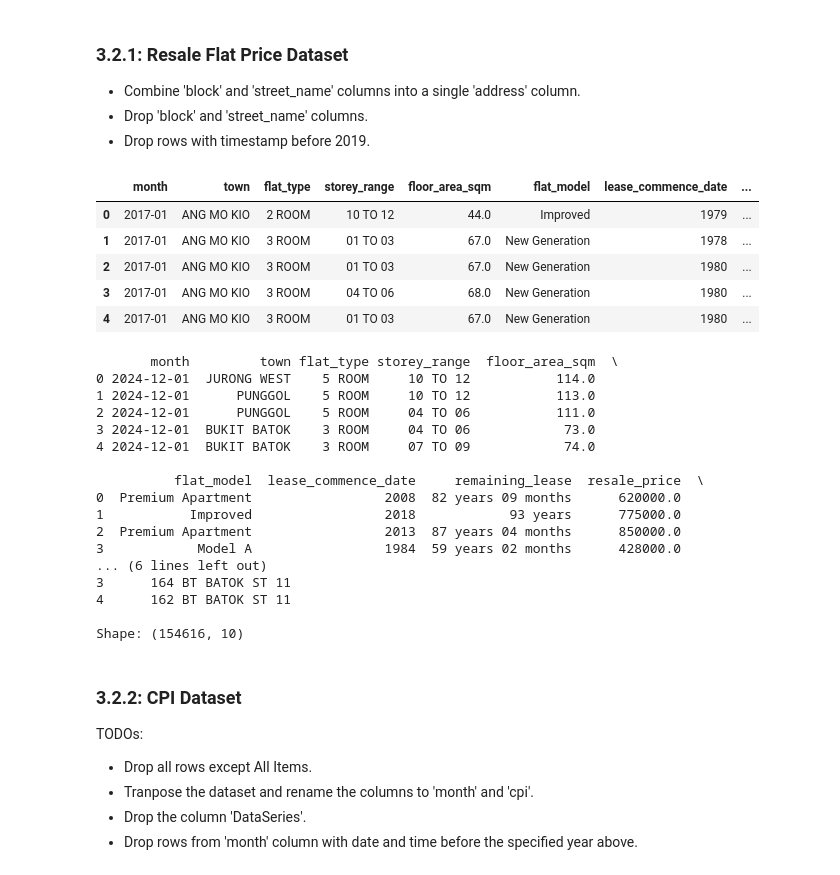
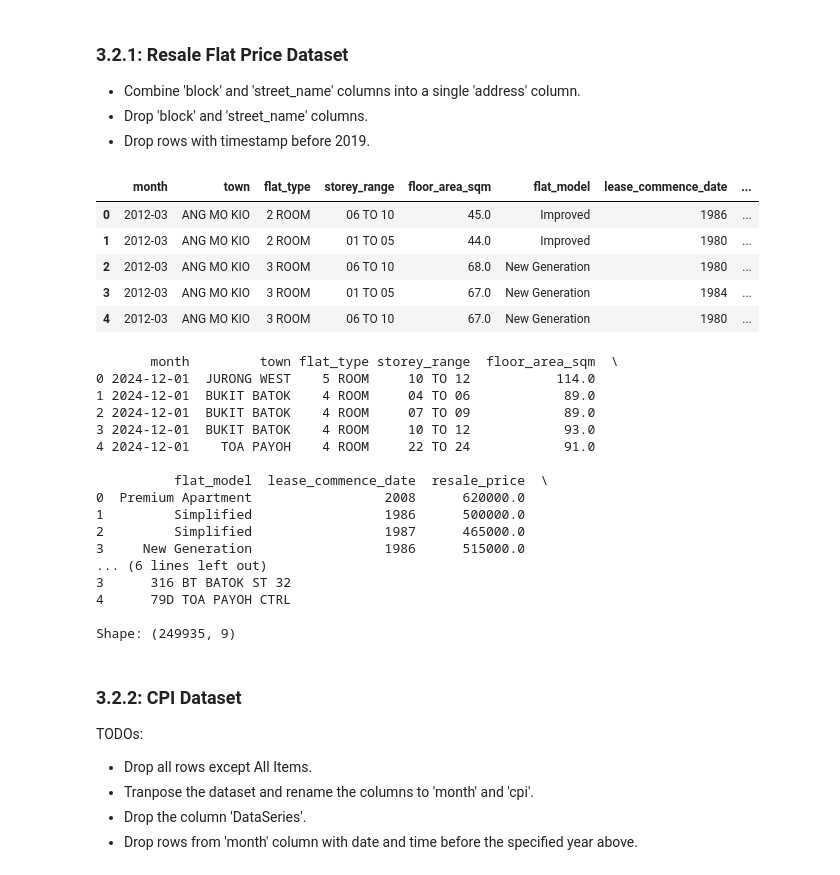
Before and after one commit to zayLatt25/data-science, a Jupyter notebook: datascience.ipynb, the cells around one changed output. Drawn from its saved outputs; the diff is of its cells as text; code cells hidden in the pictures.

```diff
--- a/datascience.ipynb
+++ b/datascience.ipynb
@@ -37,7 +43,13 @@ year = 2019
 # %%
 # Load the Dataset
 try:
-    resaleFlatPrice = pd.read_csv('./data/resaleFlatPrices.csv')
+    resaleFlatPrice2012 = pd.read_csv('./data/resaleFlatPrices2012-14.csv')
+    resaleFlatPrice2015 = pd.read_csv('./data/resaleFlatPrices2015-16.csv')
+    resaleFlatPrice2017 = pd.read_csv('./data/resaleFlatPrices2017.csv')
+
+    resaleFlatPrice = pd.concat([resaleFlatPrice2012, resaleFlatPrice2015, resaleFlatPrice2017], axis=0, ignore_index=True)
+
+# Display the merged DataFrame
     # Display information about the dataset
     print(resaleFlatPrice.head())
     print("")
@@ -370,22 +382,22 @@ No null or NA values found.
 - Drop rows with timestamp before 2019.
 # %%
 # Check if the necessary columns exist
-if 'block' in resaleFlatPrice.columns and 'street_name' in resaleFlatPrice.columns:
+if 'block' in resaleFlatPrice.columns and 'street_name' in resaleFlatPrice.columns and 'remaining_lease' in resaleFlatPrice.columns:
     # Combine 'block' and 'street_name' columns into a single column
     resaleFlatPrice['address'] = resaleFlatPrice['block'] + ' ' + resaleFlatPrice['street_name']
 
     # Drop the 'block' and 'street_name' columns
-    resaleFlatPrice.drop(columns=['block', 'street_name'], inplace=True)
+    resaleFlatPrice.drop(columns=['block', 'street_name', 'remaining_lease'], inplace=True)
 
 # Display the updated DataFrame
 resaleFlatPrice.head()
 # %% [output]
 |  | month | town | flat_type | storey_range | floor_area_sqm | flat_model | lease_commence_date | ... |
-| 0 | 2017-01 | ANG MO KIO | 2 ROOM | 10 TO 12 | 44.0 | Improved | 1979 | ... |
-| 1 | 2017-01 | ANG MO KIO | 3 ROOM | 01 TO 03 | 67.0 | New Generation | 1978 | ... |
-| 2 | 2017-01 | ANG MO KIO | 3 ROOM | 01 TO 03 | 67.0 | New Generation | 1980 | ... |
-| 3 | 2017-01 | ANG MO KIO | 3 ROOM | 04 TO 06 | 68.0 | New Generation | 1980 | ... |
-| 4 | 2017-01 | ANG MO KIO | 3 ROOM | 01 TO 03 | 67.0 | New Generation | 1980 | ... |
+| 0 | 2012-03 | ANG MO KIO | 2 ROOM | 06 TO 10 | 45.0 | Improved | 1986 | ... |
+| 1 | 2012-03 | ANG MO KIO | 2 ROOM | 01 TO 05 | 44.0 | Improved | 1980 | ... |
+| 2 | 2012-03 | ANG MO KIO | 3 ROOM | 06 TO 10 | 68.0 | New Generation | 1980 | ... |
+| 3 | 2012-03 | ANG MO KIO | 3 ROOM | 01 TO 05 | 67.0 | New Generation | 1984 | ... |
+| 4 | 2012-03 | ANG MO KIO | 3 ROOM | 06 TO 10 | 67.0 | New Generation | 1980 | ... |
 # %%
 # Ensure 'month' column is in datetime format
 resaleFlatPrice['month'] = pd.to_datetime(resaleFlatPrice['month'], format='%Y-%m')
@@ -394,7 +406,7 @@ resaleFlatPrice['month'] = pd.to_datetime(resaleFlatPrice['month'], format='%Y-%
 resaleFlatPrice.sort_values(by='month', ascending=False, inplace=True)
 
 # Filter and keep only rows where the year is greater than or equal to the specified year
-resaleFlatPrice = resaleFlatPrice[resaleFlatPrice['month'].dt.year >= year]
+resaleFlatPrice = resaleFlatPrice[resaleFlatPrice['month'] >= year]
 
 # Reset the index to 0
 resaleFlatPrice.reset_index(drop=True, inplace=True)
@@ -406,21 +418,21 @@ print("Shape:", resaleFlatPrice.shape)
 # %% [output]
        month         town flat_type storey_range  floor_area_sqm  \
 0 2024-12-01  JURONG WEST    5 ROOM     10 TO 12           114.0
-1 2024-12-01      PUNGGOL    5 ROOM     10 TO 12           113.0
-2 2024-12-01      PUNGGOL    5 ROOM     04 TO 06           111.0
-3 2024-12-01  BUKIT BATOK    3 ROOM     04 TO 06            73.0
-4 2024-12-01  BUKIT BATOK    3 ROOM     07 TO 09            74.0
+1 2024-12-01  BUKIT BATOK    4 ROOM     04 TO 06            89.0
+2 2024-12-01  BUKIT BATOK    4 ROOM     07 TO 09            89.0
+3 2024-12-01  BUKIT BATOK    4 ROOM     10 TO 12            93.0
+4 2024-12-01    TOA PAYOH    4 ROOM     22 TO 24            91.0
 
-          flat_model  lease_commence_date     remaining_lease  resale_price  \
-0  Premium Apartment                 2008  82 years 09 months      620000.0
-1           Improved                 2018            93 years      775000.0
-2  Premium Apartment                 2013  87 years 04 months      850000.0
-3            Model A                 1984  59 years 02 months      428000.0
+          flat_model  lease_commence_date  resale_price  \
+0  Premium Apartment                 2008      620000.0
+1         Simplified                 1986      500000.0
+2         Simplified                 1987      465000.0
+3     New Generation                 1986      515000.0
 ... (6 lines left out)
-3      164 BT BATOK ST 11
-4      162 BT BATOK ST 11
+3      316 BT BATOK ST 32
+4      79D TOA PAYOH CTRL
 
-Shape: (154616, 10)
+Shape: (249935, 9)
 # %% [markdown]
 ### 3.2.2: CPI Dataset
 
```
Also changed, not shown: parts of 72 cells of this notebook.
